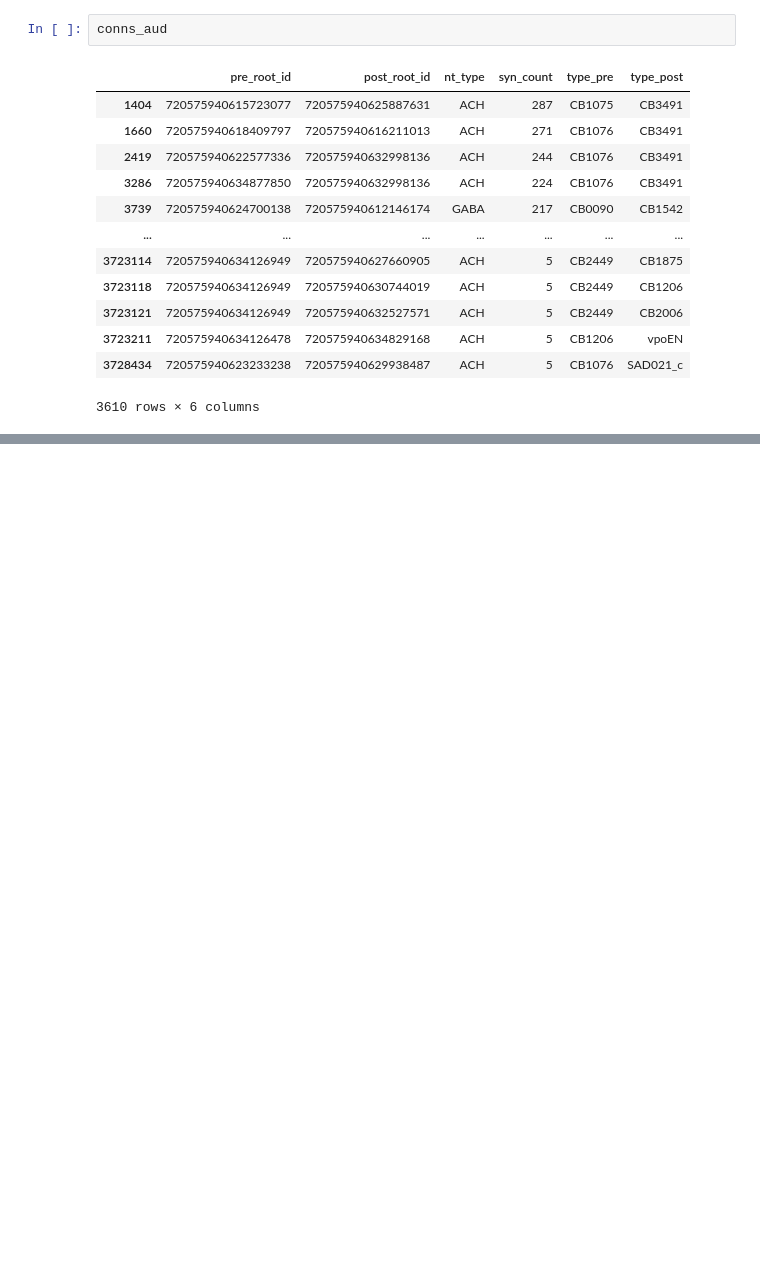
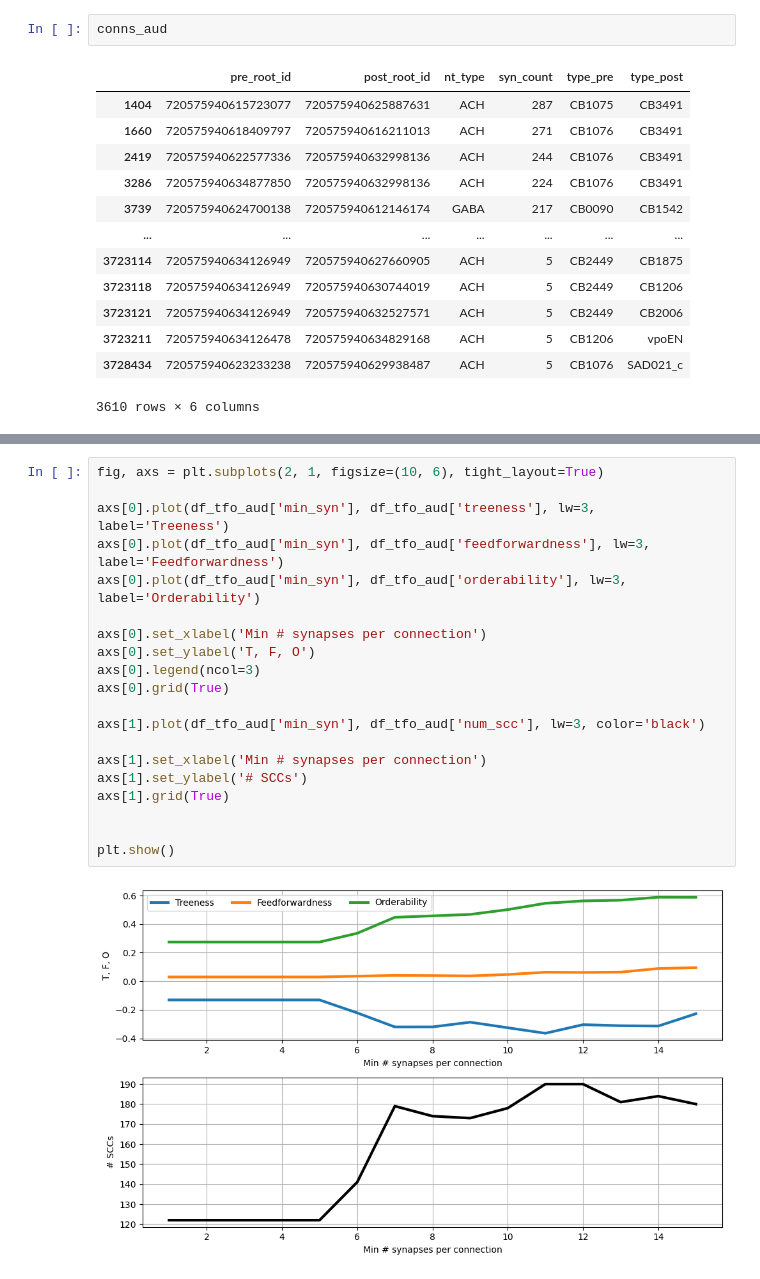
Before and after one commit to gabrielle9/aud_network_analysis-fall25, a Jupyter notebook: networkanalysis.ipynb, the cells around one changed output, grey strips where cells are left out. Cells and saved outputs as stored; diff of their text form; blank space fills up the shorter version.

```diff
--- a/networkanalysis.ipynb
+++ b/networkanalysis.ipynb
@@ -414,0 +440,22 @@ KeyError: "None of [Index([287, 271, 244, 224, 217, 214, 205, 201, 197, 197,\n
+# %%
+fig, axs = plt.subplots(2, 1, figsize=(10, 6), tight_layout=True)
+
+axs[0].plot(df_tfo_aud['min_syn'], df_tfo_aud['treeness'], lw=3, label='Treeness')
+axs[0].plot(df_tfo_aud['min_syn'], df_tfo_aud['feedforwardness'], lw=3, label='Feedforwardness')
+axs[0].plot(df_tfo_aud['min_syn'], df_tfo_aud['orderability'], lw=3, label='Orderability')
+
+axs[0].set_xlabel('Min # synapses per connection')
+axs[0].set_ylabel('T, F, O')
+axs[0].legend(ncol=3)
+axs[0].grid(True)
+
+axs[1].plot(df_tfo_aud['min_syn'], df_tfo_aud['num_scc'], lw=3, color='black')
+
+axs[1].set_xlabel('Min # synapses per connection')
+axs[1].set_ylabel('# SCCs')
+axs[1].grid(True)
+
+
+plt.show()
+# %% [output]
+[figure, added]
```
Also changed, not shown: parts of 1 cell of this notebook.
